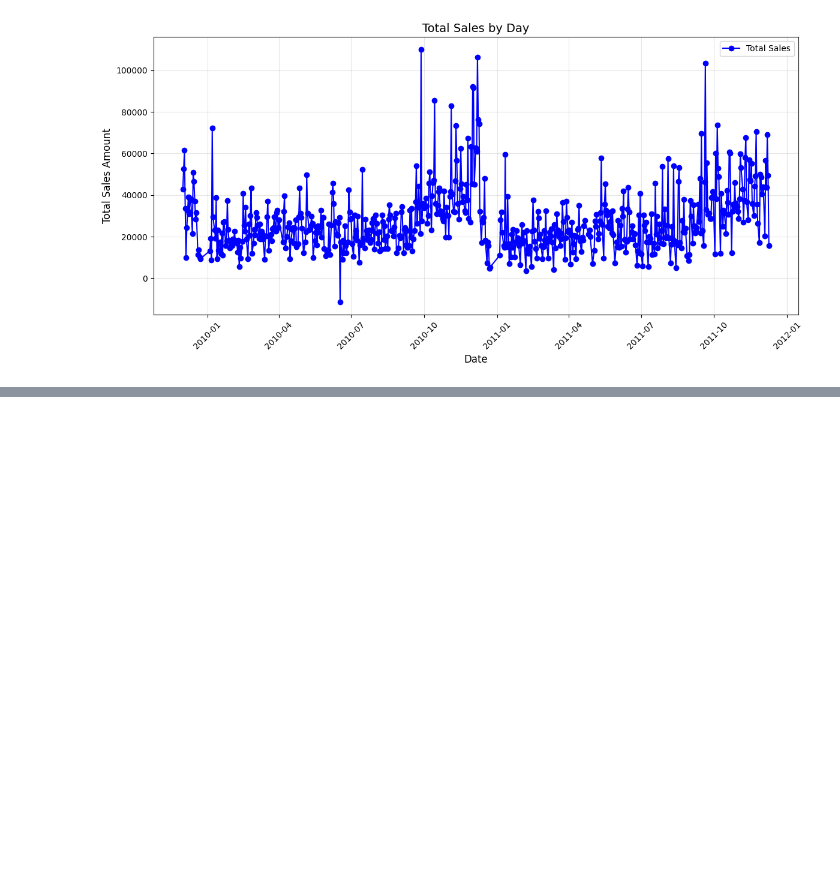
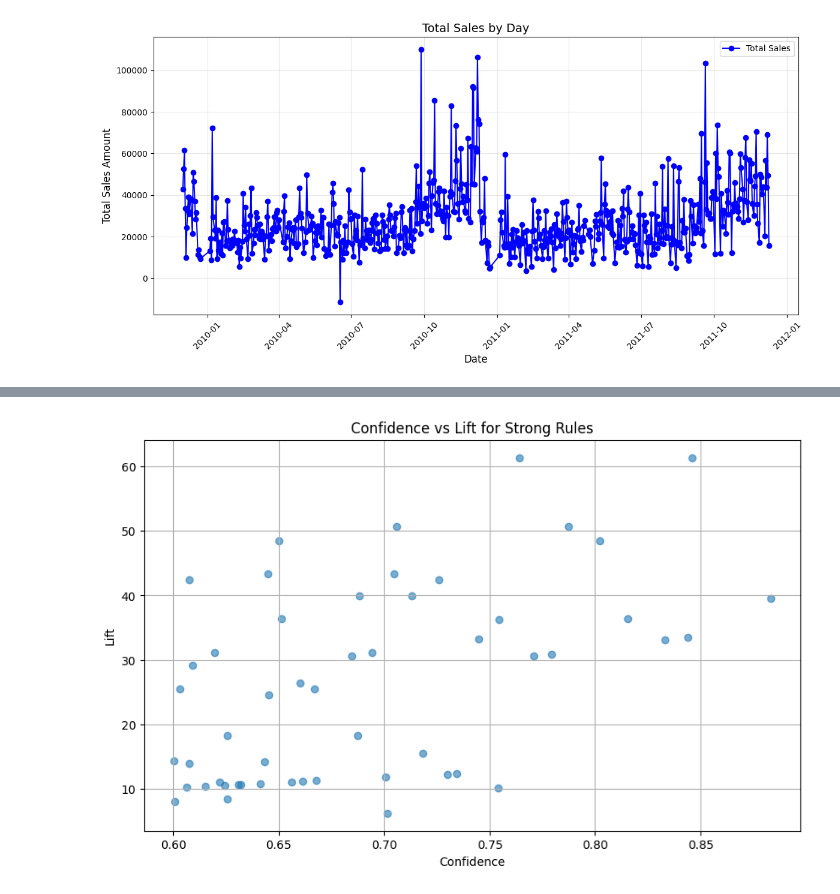
Before and after one commit to eth-alexander/CAP4770-Project, a Jupyter notebook: project.ipynb, the cells around one changed output, grey strips where cells are left out. Saved outputs shown, nothing was run; the diff lists cells and outputs as text; code cells hidden in the pictures; blank space fills up the shorter version.

Commit message:
association rules

```diff
--- a/project.ipynb
+++ b/project.ipynb
@@ -288,3 +291,15 @@ plt.tight_layout()
 plt.show()
 # %% [output]
 [figure]
+# %%
+# association rule mining for items purchased together
+
+transactions = df.groupby('Invoice')['StockCode'].apply(list).reset_index()
+te = TransactionEncoder()
+te_data = te.fit(transactions['StockCode']).transform(transactions['StockCode'])
+df_trans = pd.DataFrame(te_data, columns=te.columns_)
+
+
+frequent_itemsets = apriori(df_trans, min_support=0.01, use_colnames=True)
+rules = association_rules(frequent_itemsets, metric="confidence", min_threshold=0.6, num_itemsets=len(frequent_itemsets))
+strong_rules = rules[rules['lift'] > 1]
@@ -290,0 +324,11 @@ plt.show()
+# %%
+# Plot Confidence vs Lift
+plt.figure(figsize=(10, 6))
+plt.scatter(strong_rules['confidence'], strong_rules['lift'], alpha=0.6)
+plt.title('Confidence vs Lift for Strong Rules')
+plt.xlabel('Confidence')
+plt.ylabel('Lift')
+plt.grid(True)
+plt.show()
+# %% [output]
+[figure, added]
```
Also changed, not shown: parts of 6 cells of this notebook.
